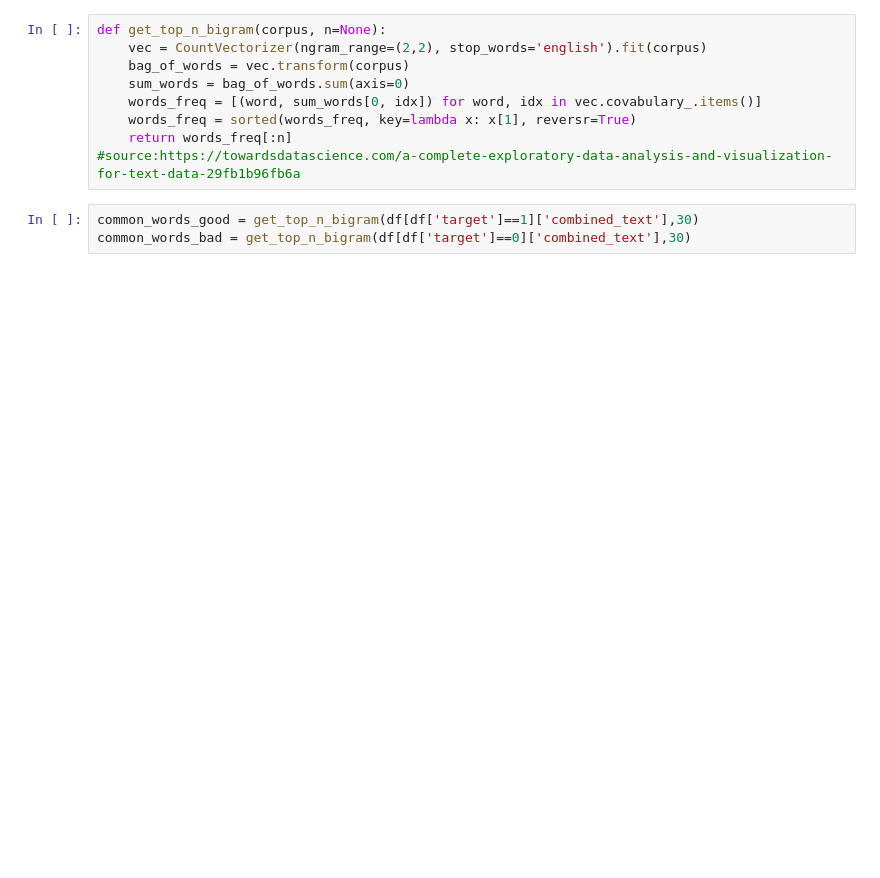
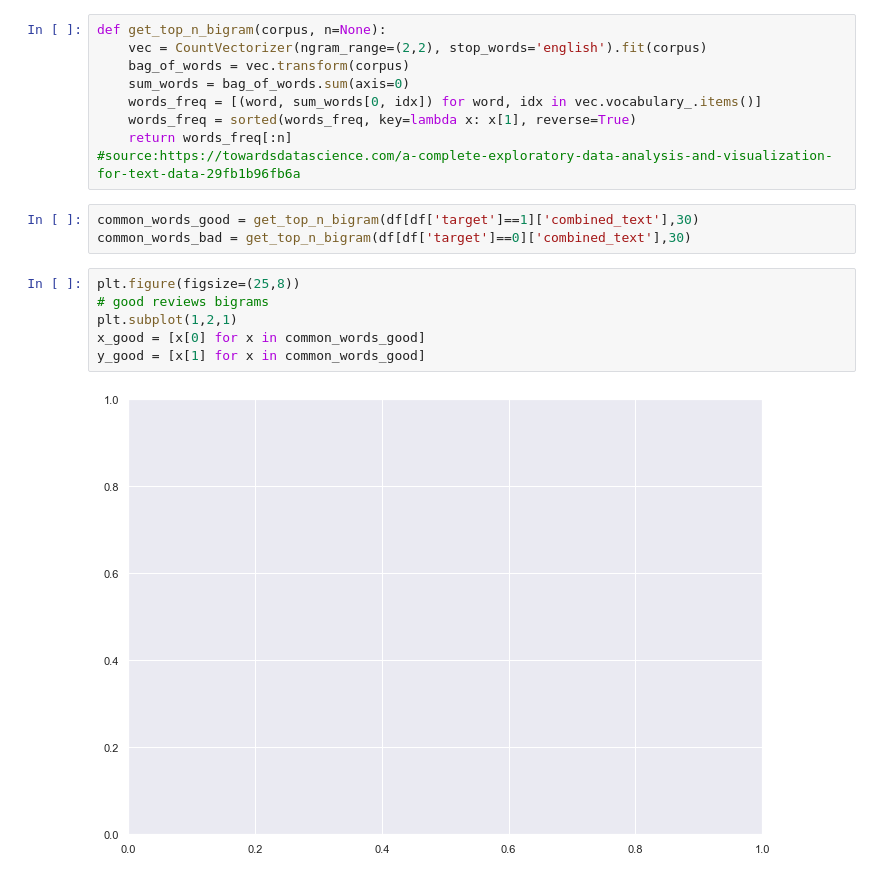
Before and after one commit to nortonlyr/MachineLearningExercises, a Jupyter notebook: NLP_Ex/NLP_AmazonReviewAnalysis.ipynb, the cells around one changed output. Drawn from its saved outputs; the diff is of its cells as text; blank space fills up the shorter version.

```diff
--- a/NLP_Ex/NLP_AmazonReviewAnalysis.ipynb
+++ b/NLP_Ex/NLP_AmazonReviewAnalysis.ipynb
@@ -208,10 +208,18 @@ def get_top_n_bigram(corpus, n=None):
     vec = CountVectorizer(ngram_range=(2,2), stop_words='english').fit(corpus)
     bag_of_words = vec.transform(corpus)
     sum_words = bag_of_words.sum(axis=0)
-    words_freq = [(word, sum_words[0, idx]) for word, idx in vec.covabulary_.items()]
-    words_freq = sorted(words_freq, key=lambda x: x[1], reversr=True)
+    words_freq = [(word, sum_words[0, idx]) for word, idx in vec.vocabulary_.items()]
+    words_freq = sorted(words_freq, key=lambda x: x[1], reverse=True)
     return words_freq[:n]
 #source:https://towardsdatascience.com/a-complete-exploratory-data-analysis-and-visualization-for-text-data-29fb1b96fb6a
 # %%
 common_words_good = get_top_n_bigram(df[df['target']==1]['combined_text'],30)
 common_words_bad = get_top_n_bigram(df[df['target']==0]['combined_text'],30)
+# %%
+plt.figure(figsize=(25,8))
+# good reviews bigrams
+plt.subplot(1,2,1)
+x_good = [x[0] for x in common_words_good]
+y_good = [x[1] for x in common_words_good]
+# %% [output]
+[figure, added]
```
